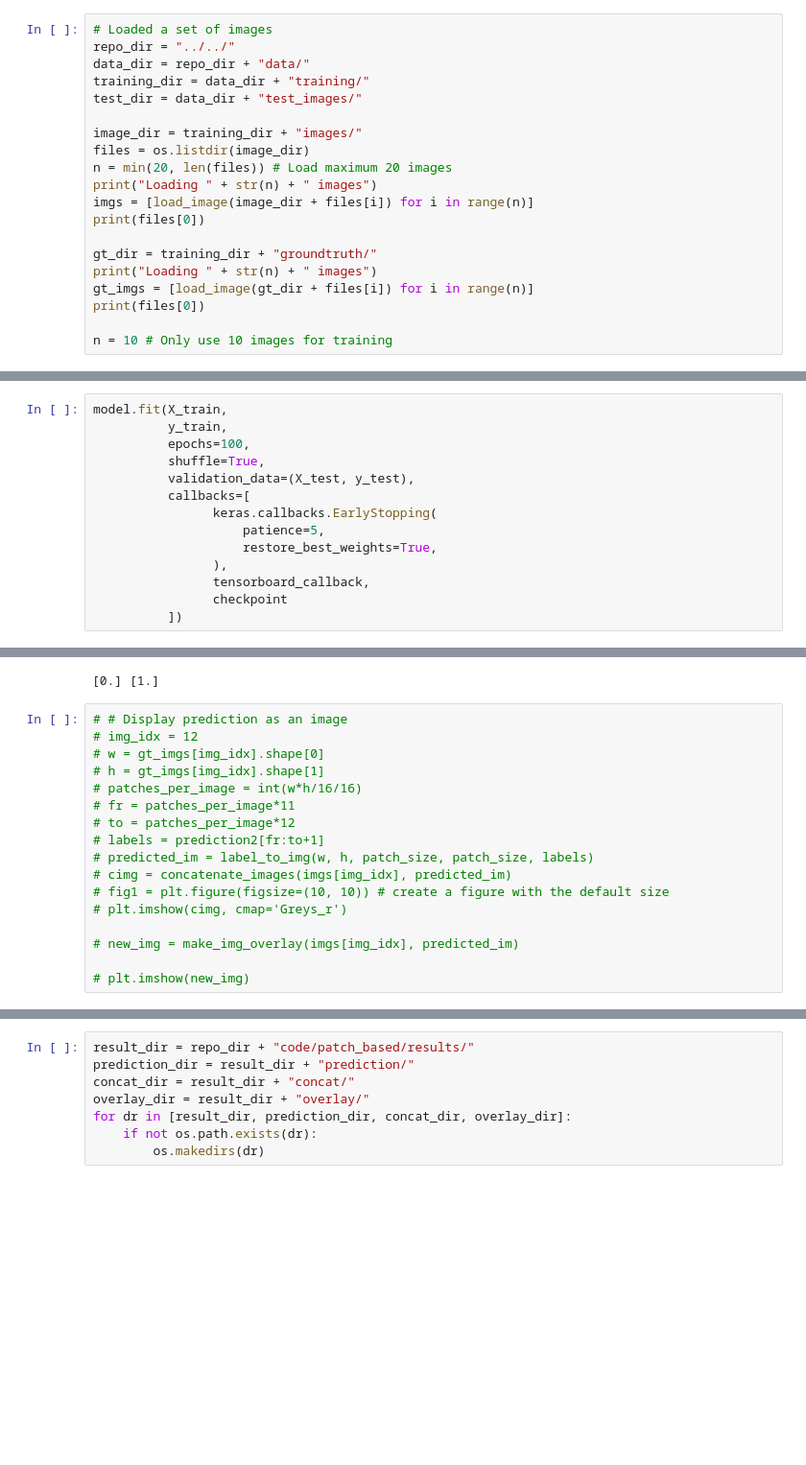
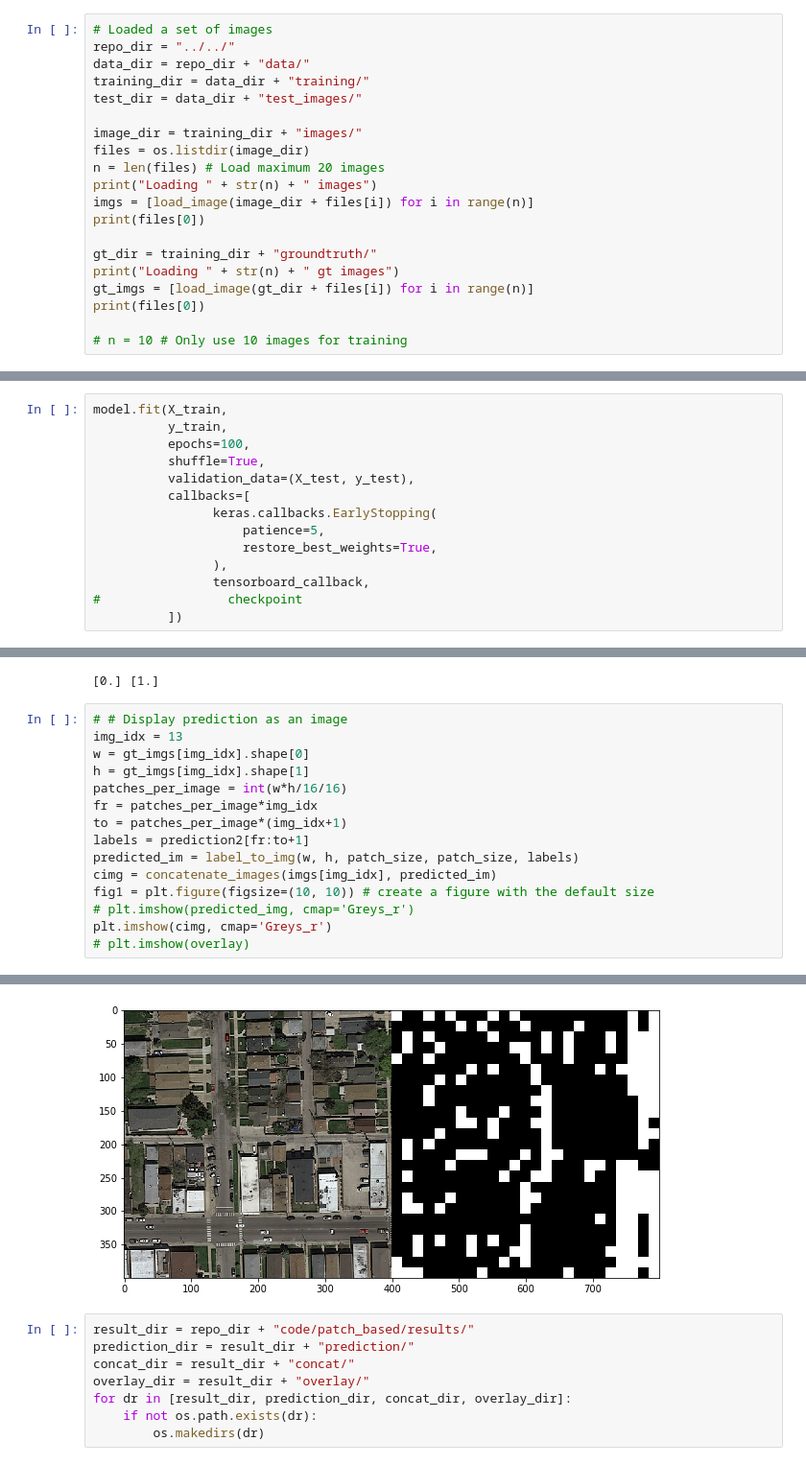
Before and after one commit to matejsladek/CIL_street, a Jupyter notebook: code/patch_based/main.ipynb, the cells around one changed output, grey strips where cells are left out. Shown at 96% size. Saved outputs shown, nothing was run; the diff lists cells and outputs as text; blank space fills up the shorter version.

```diff
--- a/code/patch_based/main.ipynb
+++ b/code/patch_based/main.ipynb
@@ -90,15 +90,15 @@ test_dir = data_dir + "test_images/"
 
 image_dir = training_dir + "images/"
 files = os.listdir(image_dir)
-n = min(20, len(files)) # Load maximum 20 images
+n = len(files) # Load maximum 20 images
 print("Loading " + str(n) + " images")
 imgs = [load_image(image_dir + files[i]) for i in range(n)]
 print(files[0])
 
 gt_dir = training_dir + "groundtruth/"
-print("Loading " + str(n) + " images")
+print("Loading " + str(n) + " gt images")
 gt_imgs = [load_image(gt_dir + files[i]) for i in range(n)]
 print(files[0])
 
-n = 10 # Only use 10 images for training
+# n = 10 # Only use 10 images for training
 # %% [output]
@@ -233,6 +217,6 @@ model.fit(X_train,
                     restore_best_weights=True,
                 ),
                 tensorboard_callback,
-                checkpoint
+#                 checkpoint
           ])
 # %% [output]
@@ -270,18 +254,17 @@ print(min(prediction2), max(prediction2))
 [0.] [1.]
 # %%
 # # Display prediction as an image
-# img_idx = 12
-# w = gt_imgs[img_idx].shape[0]
-# h = gt_imgs[img_idx].shape[1]
-# patches_per_image = int(w*h/16/16)
-# fr = patches_per_image*11
-# to = patches_per_image*12
-# labels = prediction2[fr:to+1]
-# predicted_im = label_to_img(w, h, patch_size, patch_size, labels)
-# cimg = concatenate_images(imgs[img_idx], predicted_im)
-# fig1 = plt.figure(figsize=(10, 10)) # create a figure with the default size
-# plt.imshow(cimg, cmap='Greys_r')
-
-# new_img = make_img_overlay(imgs[img_idx], predicted_im)
-
-# plt.imshow(new_img)
+img_idx = 13
+w = gt_imgs[img_idx].shape[0]
+h = gt_imgs[img_idx].shape[1]
+patches_per_image = int(w*h/16/16)
+fr = patches_per_image*img_idx
+to = patches_per_image*(img_idx+1)
+labels = prediction2[fr:to+1]
+predicted_im = label_to_img(w, h, patch_size, patch_size, labels)
+cimg = concatenate_images(imgs[img_idx], predicted_im)
+fig1 = plt.figure(figsize=(10, 10)) # create a figure with the default size
+# plt.imshow(predicted_img, cmap='Greys_r')
+plt.imshow(cimg, cmap='Greys_r')
+# plt.imshow(overlay)
+# %% [output]
@@ -288,3 +272,4 @@ print(min(prediction2), max(prediction2))
+[figure, added]
 # %%
 result_dir = repo_dir + "code/patch_based/results/"
 prediction_dir = result_dir + "prediction/"
```
Also changed, not shown: parts of 8 cells of this notebook.
